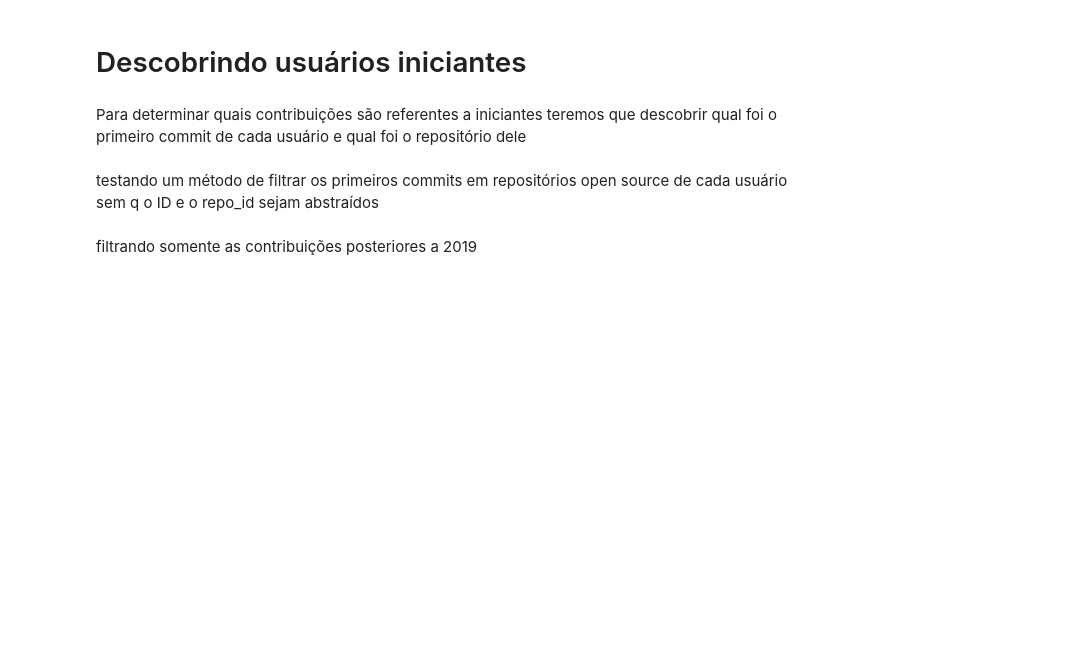
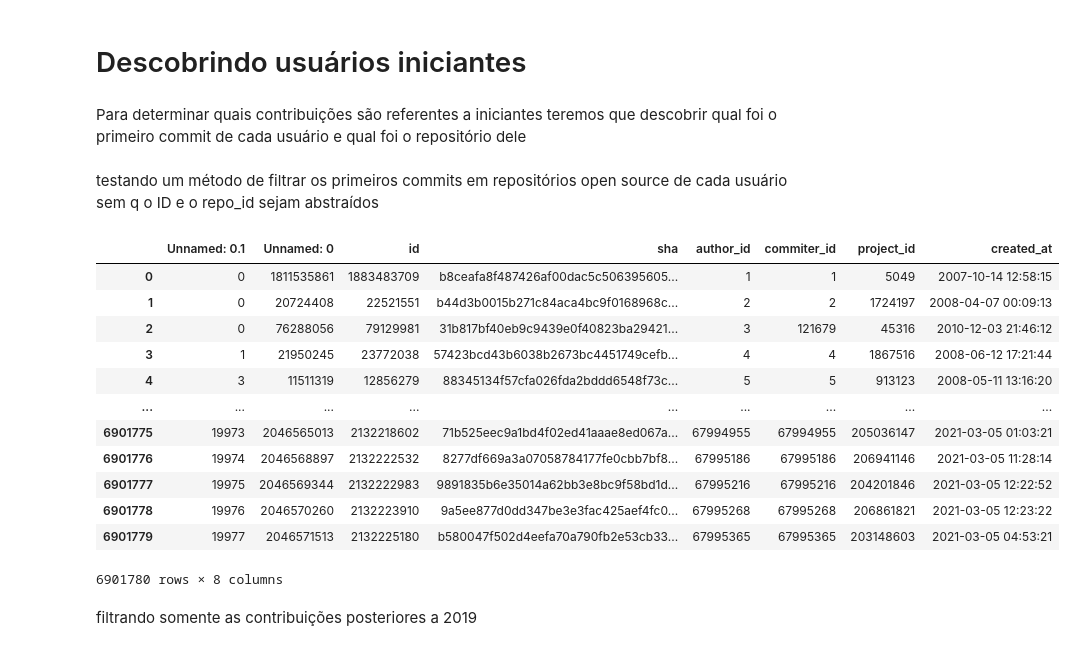
Before and after one commit to gusgewehr/OpenSourceEvaluationForFirstContribution, a Jupyter notebook: Evaluation.ipynb, the cells around one changed output. Saved outputs shown, nothing was run; the diff lists cells and outputs as text; code cells hidden in the pictures; blank space fills up the shorter version.

```diff
--- a/Evaluation.ipynb
+++ b/Evaluation.ipynb
@@ -166,6 +222,18 @@ first_user_commit_by_chunks2
+# %%
+df_first_user_commit2 = pd.read_csv('first_user_commit.csv')
 # %%
-df_first_user_commit2 = pd.concat(first_user_commit_by_chunks2)
-
 df_first_user_contrib = df_first_user_commit2.groupby('author_id').apply(get_min_date_row).reset_index(drop=True)
-
-df_first_user_contrib
+# %% [output]
+|  | Unnamed: 0.1 | Unnamed: 0 | id | sha | author_id | commiter_id | project_id | created_at |
+| 0 | 0 | 1811535861 | 1883483709 | b8ceafa8f487426af00dac5c506395605... | 1 | 1 | 5049 | 2007-10-14 12:58:15 |
+| 1 | 0 | 20724408 | 22521551 | b44d3b0015b271c84aca4bc9f0168968c... | 2 | 2 | 1724197 | 2008-04-07 00:09:13 |
+| 2 | 0 | 76288056 | 79129981 | 31b817bf40eb9c9439e0f40823ba29421... | 3 | 121679 | 45316 | 2010-12-03 21:46:12 |
+| 3 | 1 | 21950245 | 23772038 | 57423bcd43b6038b2673bc4451749cefb... | 4 | 4 | 1867516 | 2008-06-12 17:21:44 |
+| 4 | 3 | 11511319 | 12856279 | 88345134f57cfa026fda2bddd6548f73c... | 5 | 5 | 913123 | 2008-05-11 13:16:20 |
+| ... | ... | ... | ... | ... | ... | ... | ... | ... |
+| 6901775 | 19973 | 2046565013 | 2132218602 | 71b525eec9a1bd4f02ed41aaae8ed067a... | 67994955 | 67994955 | 205036147 | 2021-03-05 01:03:21 |
+| 6901776 | 19974 | 2046568897 | 2132222532 | 8277df669a3a07058784177fe0cbb7bf8... | 67995186 | 67995186 | 206941146 | 2021-03-05 11:28:14 |
+| 6901777 | 19975 | 2046569344 | 2132222983 | 9891835b6e35014a62bb3e8bc9f58bd1d... | 67995216 | 67995216 | 204201846 | 2021-03-05 12:22:52 |
+| 6901778 | 19976 | 2046570260 | 2132223910 | 9a5ee877d0dd347be3e3fac425aef4fc0... | 67995268 | 67995268 | 206861821 | 2021-03-05 12:23:22 |
+| 6901779 | 19977 | 2046571513 | 2132225180 | b580047f502d4eefa70a790fb2e53cb33... | 67995365 | 67995365 | 203148603 | 2021-03-05 04:53:21 |
+6901780 rows × 8 columns
```
Also changed, not shown: parts of 17 cells of this notebook.
